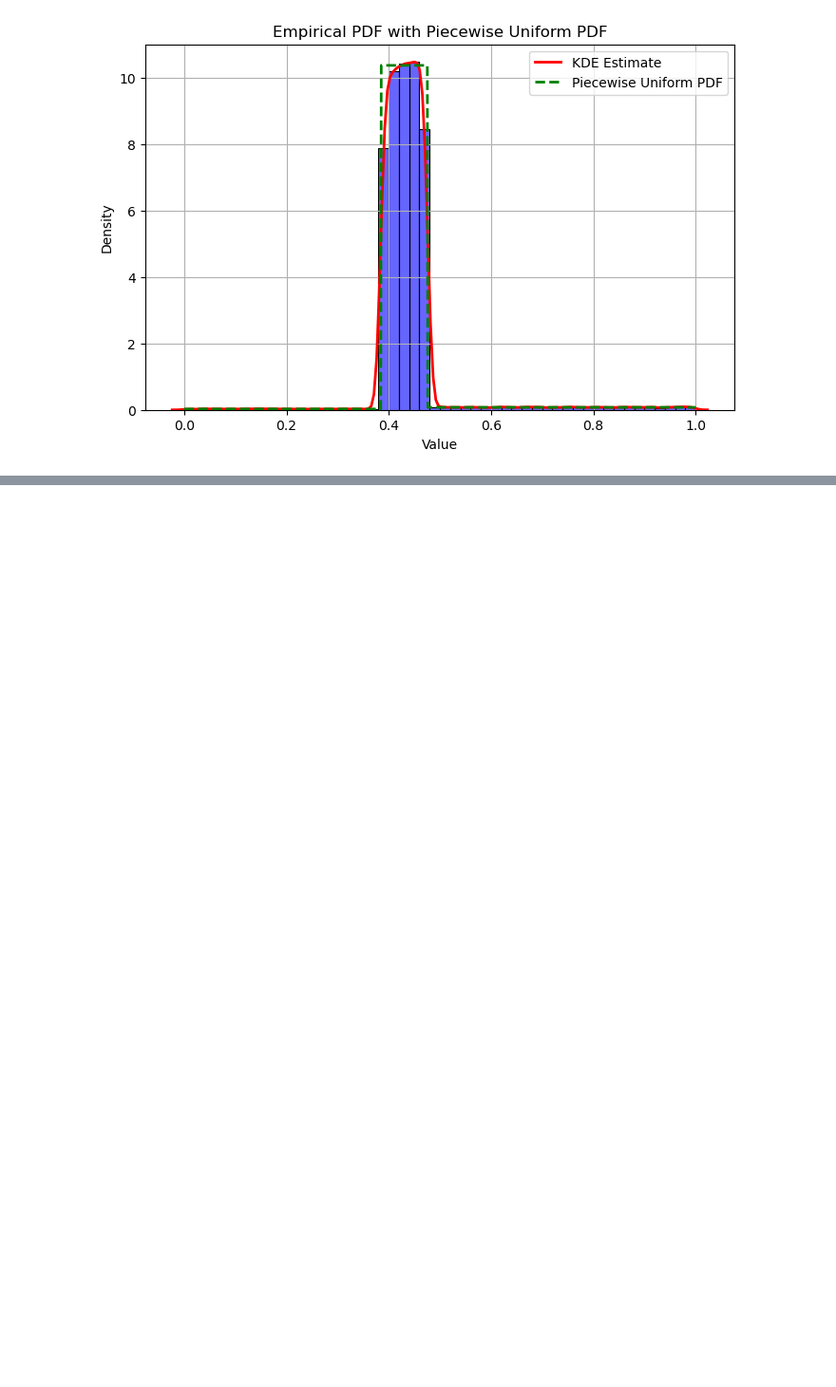
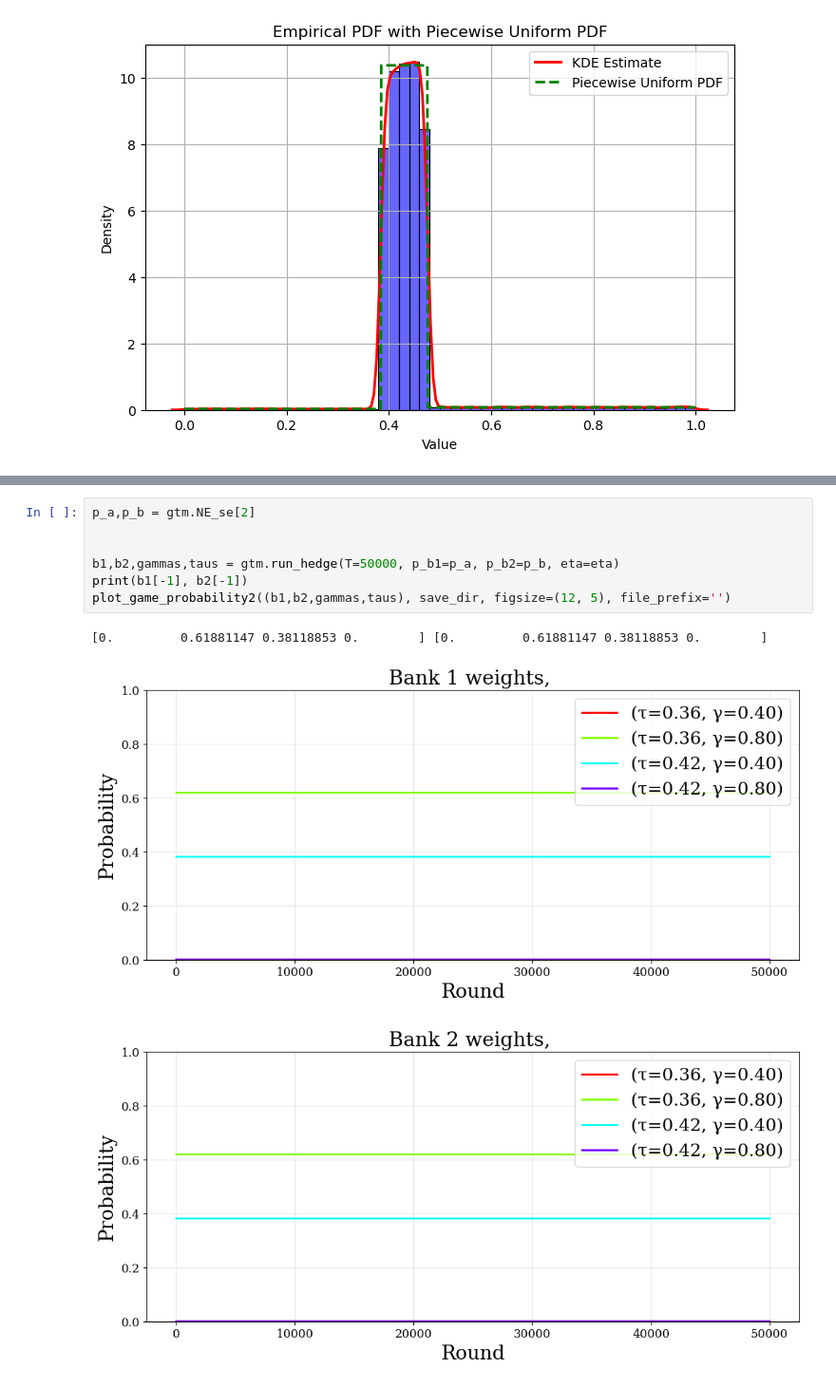
Before and after one commit to krishnacharya/bankgame, a Jupyter notebook: notebooks/Game_2gammas_DynamicsCurves_4epsiloncases.ipynb, the cells around one changed output, grey strips where cells are left out. Shown at 95% size. Cells and saved outputs as stored; diff of their text form; blank space fills up the shorter version.

```diff
--- a/notebooks/Game_2gammas_DynamicsCurves_4epsiloncases.ipynb
+++ b/notebooks/Game_2gammas_DynamicsCurves_4epsiloncases.ipynb
@@ -580,0 +559,11 @@ plot_game_probability2((b1,b2,gammas,taus), save_dir, figsize=(12, 5), file_pref
+# %%
+p_a,p_b = gtm.NE_se[2]
+
+
+b1,b2,gammas,taus = gtm.run_hedge(T=50000, p_b1=p_a, p_b2=p_b, eta=eta)
+print(b1[-1], b2[-1])
+plot_game_probability2((b1,b2,gammas,taus), save_dir, figsize=(12, 5), file_prefix='')
+# %% [output]
+[0.         0.61881147 0.38118853 0.        ] [0.         0.61881147 0.38118853 0.        ]
+[figure, added]
+[figure, added]
```
Also changed, not shown: parts of 20 cells of this notebook, 1 other file.
